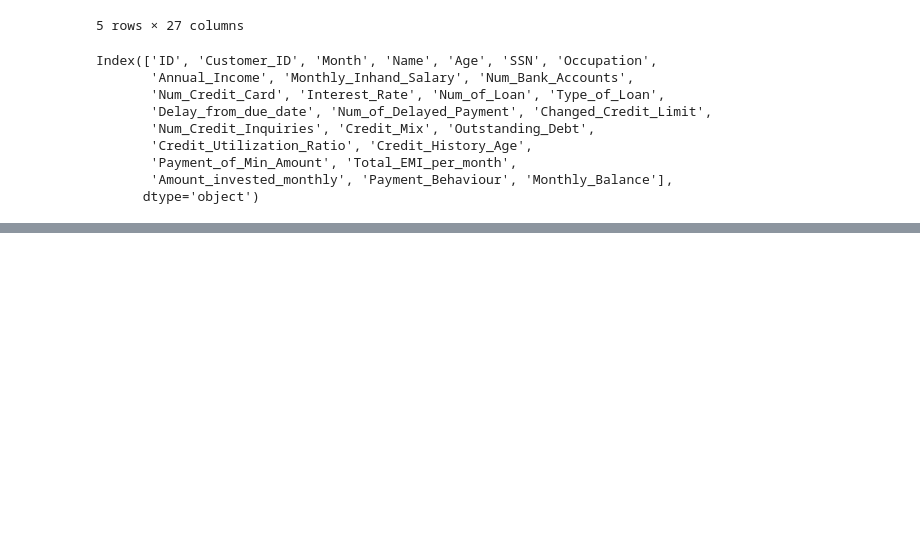
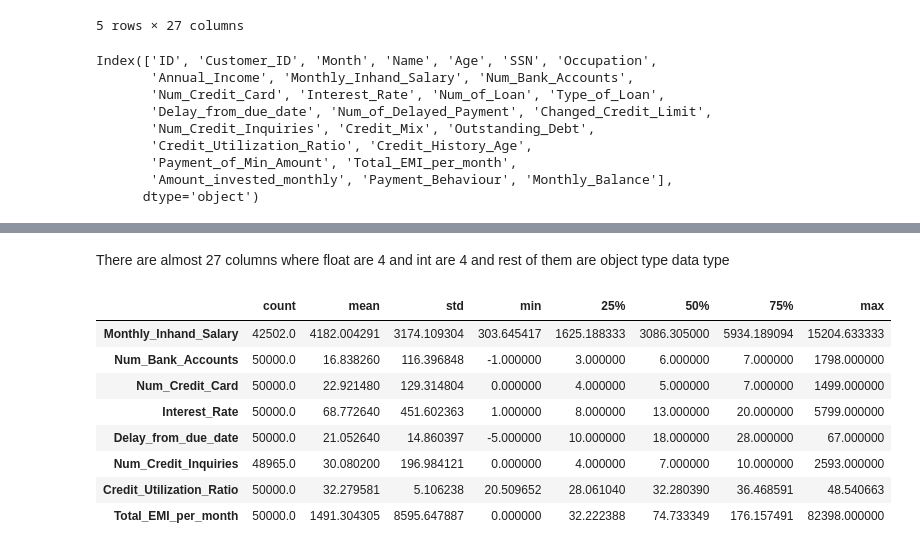
Before and after one commit to samifahim07/Bank_Credit_Score-Prediction-, a Jupyter notebook: final_project_2.ipynb, the cells around one changed output, grey strips where cells are left out. Cells and saved outputs as stored; diff of their text form; code cells hidden in the pictures; blank space fills up the shorter version.

Commit message:
refactor: enhance data exploration by adding detailed DataFrame info and descriptive statistics for the test dataset

```diff
--- a/final_project_2.ipynb
+++ b/final_project_2.ipynb
@@ -218,0 +237,14 @@ df_test.
+# %% [markdown]
+There are almost 27 columns where float are 4 and int are 4 and rest of them are object type data type
+# %%
+df_test.describe().T
+# %% [output]
+|  | count | mean | std | min | 25% | 50% | 75% | max |
+| Monthly_Inhand_Salary | 42502.0 | 4182.004291 | 3174.109304 | 303.645417 | 1625.188333 | 3086.305000 | 5934.189094 | 15204.633333 |
+| Num_Bank_Accounts | 50000.0 | 16.838260 | 116.396848 | -1.000000 | 3.000000 | 6.000000 | 7.000000 | 1798.000000 |
+| Num_Credit_Card | 50000.0 | 22.921480 | 129.314804 | 0.000000 | 4.000000 | 5.000000 | 7.000000 | 1499.000000 |
+| Interest_Rate | 50000.0 | 68.772640 | 451.602363 | 1.000000 | 8.000000 | 13.000000 | 20.000000 | 5799.000000 |
+| Delay_from_due_date | 50000.0 | 21.052640 | 14.860397 | -5.000000 | 10.000000 | 18.000000 | 28.000000 | 67.000000 |
+| Num_Credit_Inquiries | 48965.0 | 30.080200 | 196.984121 | 0.000000 | 4.000000 | 7.000000 | 10.000000 | 2593.000000 |
+| Credit_Utilization_Ratio | 50000.0 | 32.279581 | 5.106238 | 20.509652 | 28.061040 | 32.280390 | 36.468591 | 48.540663 |
+| Total_EMI_per_month | 50000.0 | 1491.304305 | 8595.647887 | 0.000000 | 32.222388 | 74.733349 | 176.157491 | 82398.000000 |
```
Also changed, not shown: parts of 1 cell of this notebook.
